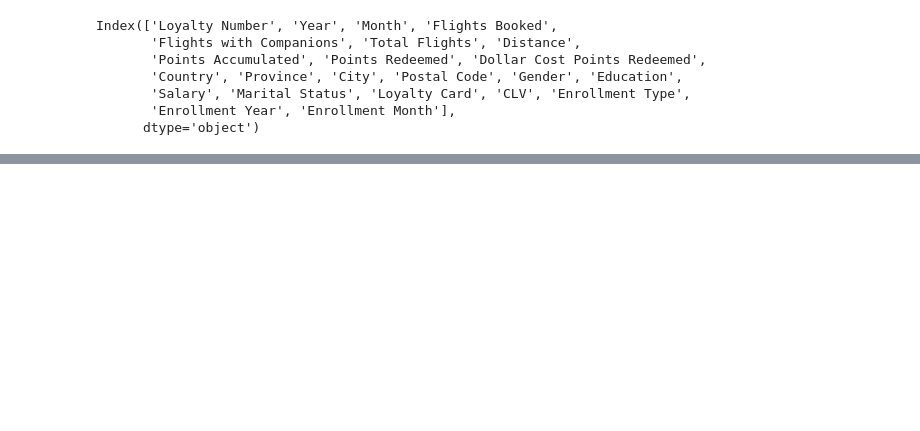
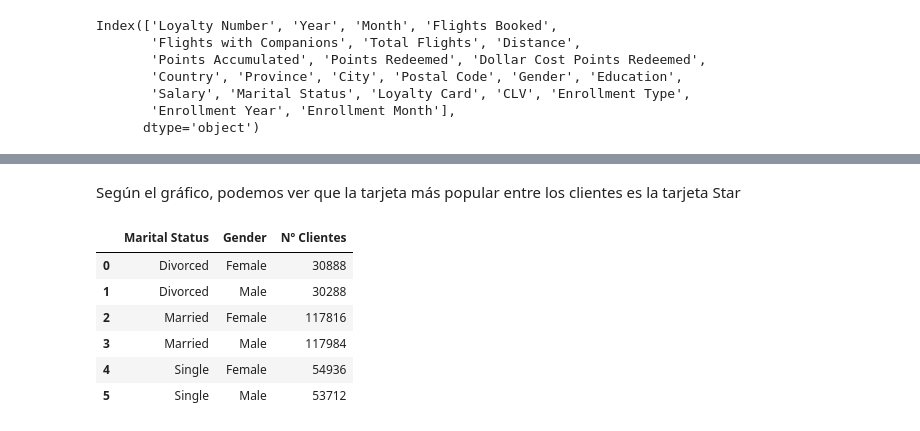
Before and after one commit to Adalab/bda-modulo-3-evaluacion-final-cgomezza, a Jupyter notebook: evaluacion-modulo-3-carmen-gomez-zamora-promo-b.ipynb, the cells around one changed output, grey strips where cells are left out. Cells and saved outputs as stored; diff of their text form; code cells hidden in the pictures; blank space fills up the shorter version.

```diff
--- a/evaluacion-modulo-3-carmen-gomez-zamora-promo-b.ipynb
+++ b/evaluacion-modulo-3-carmen-gomez-zamora-promo-b.ipynb
@@ -328,0 +354,15 @@ NameError: name 'mean_salary' is not defined
+# %% [markdown]
+Según el gráfico, podemos ver que la tarjeta más popular entre los clientes es la tarjeta Star
+# %%
+# . ¿Cómo se distribuyen los clientes según su estado civil y género?
+
+distribution = df_final.groupby(['Marital Status', 'Gender']).size().reset_index(name='Nº Clientes')
+distribution
+# %% [output]
+|  | Marital Status | Gender | Nº Clientes |
+| 0 | Divorced | Female | 30888 |
+| 1 | Divorced | Male | 30288 |
+| 2 | Married | Female | 117816 |
+| 3 | Married | Male | 117984 |
+| 4 | Single | Female | 54936 |
+| 5 | Single | Male | 53712 |
```
Also changed, not shown: parts of 22 cells of this notebook, 1 other file.
